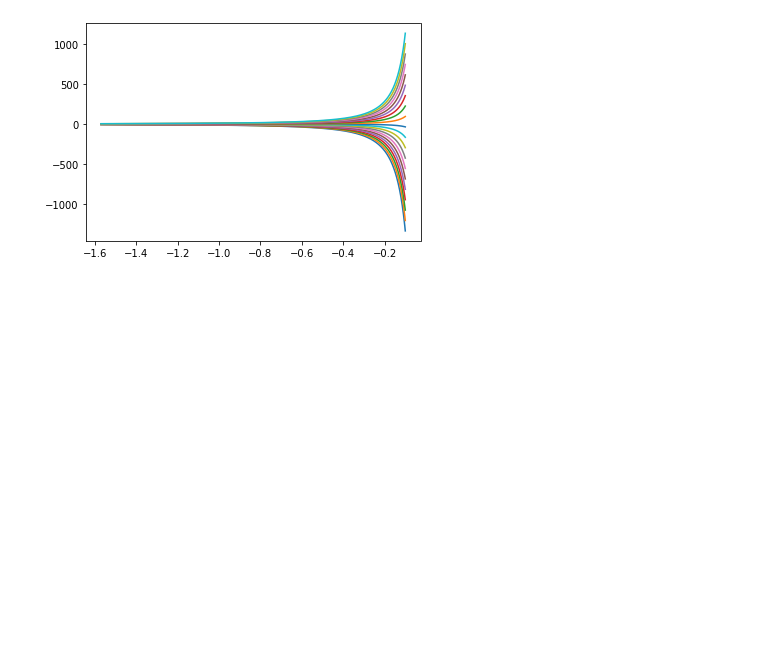
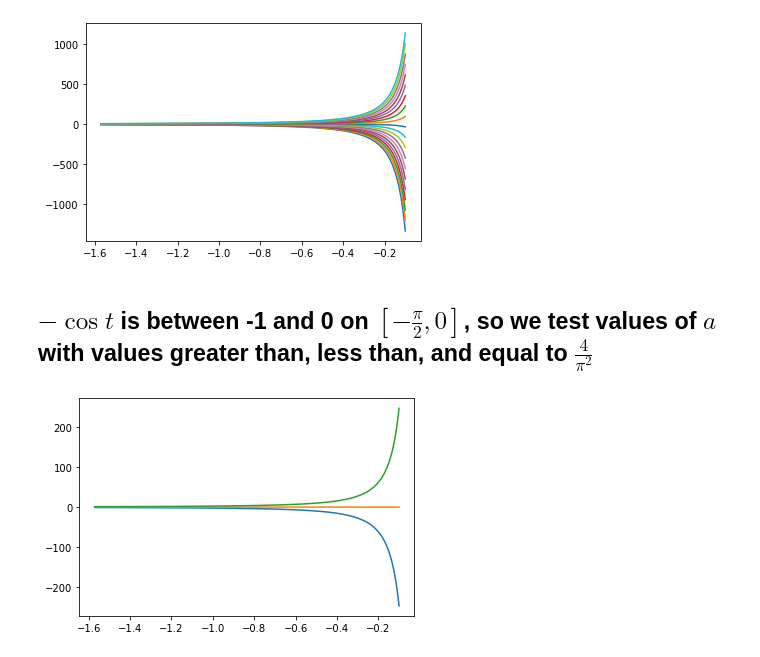
Before and after one commit to yajuna/tmath307, a Jupyter notebook: In_class_demo/Section2_1Problem25.ipynb, the cells around one changed output. Drawn from its saved outputs; the diff is of its cells as text; code cells hidden in the pictures; blank space fills up the shorter version.

Commit message:
add plots with critical value

```diff
--- a/In_class_demo/Section2_1Problem25.ipynb
+++ b/In_class_demo/Section2_1Problem25.ipynb
@@ -38,3 +38,18 @@ for sol in solution:
 plt.show()
 # %% [output]
 [figure]
+# %% [markdown]
+## $-\cos t$ is between -1 and 0 on $[-\frac{\pi}{2},0]$, so we test values of $a$ with values greater than, less than, and equal to $\frac{4}{\pi^2}$
+# %%
+values = [4/np.pi**2-1, 4/np.pi**2, 4/np.pi**2+1]
+# %%
+solution1 = []
+
+solution1 = [soln(a) for a in values]
+# %%
+for sol in solution1:
+    plt.plot(t, sol)
+
+plt.show()
+# %% [output]
+[figure, added]
```
Also changed, not shown: parts of 2 cells of this notebook.
